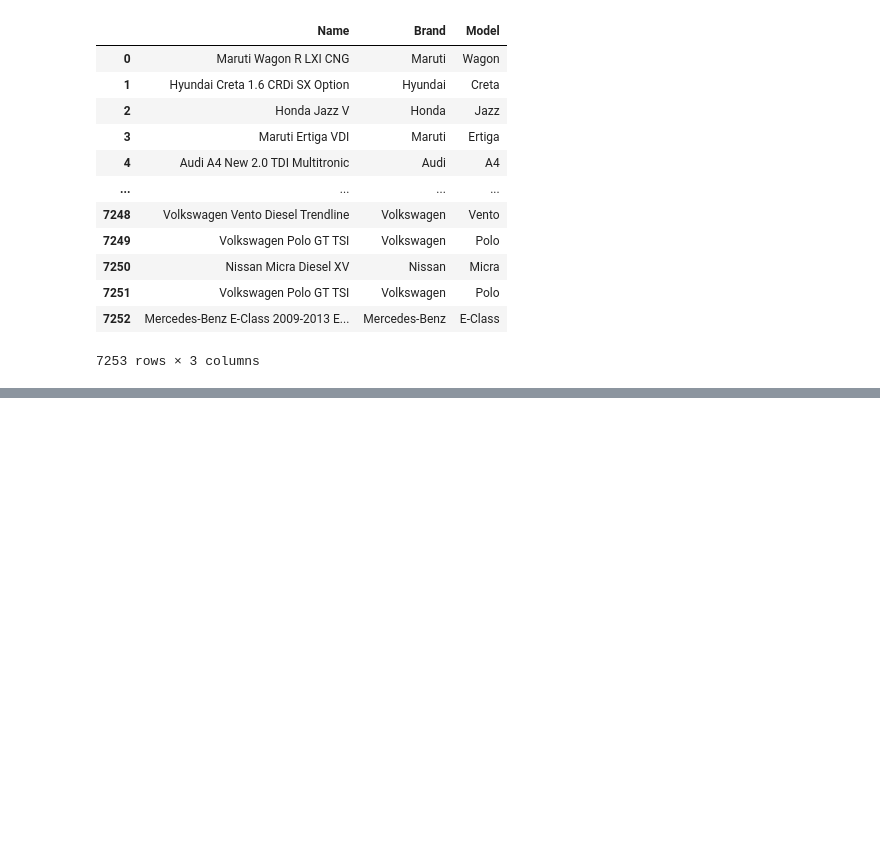
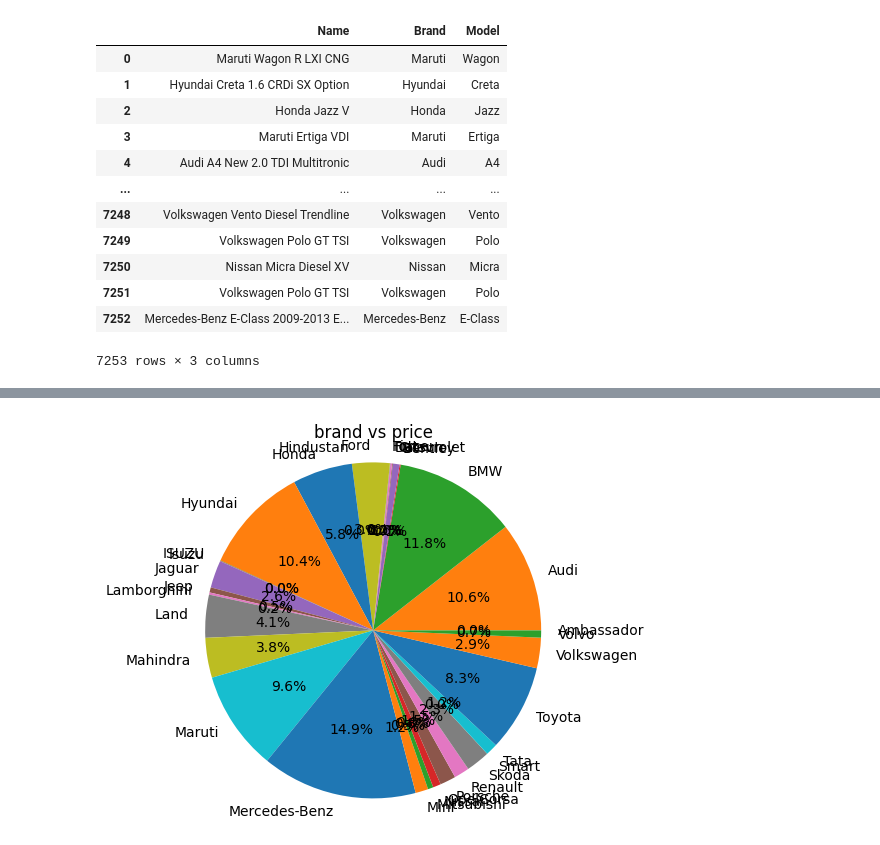
Before and after one commit to runeking2006/vac_1, a Jupyter notebook: used_cars.ipynb, the cells around one changed output, grey strips where cells are left out. Saved outputs shown, nothing was run; the diff lists cells and outputs as text; code cells hidden in the pictures; blank space fills up the shorter version.

```diff
--- a/used_cars.ipynb
+++ b/used_cars.ipynb
@@ -160,0 +171,3 @@ data[['Name','Brand','Model']]
+# %%
+data['Brand']=data.Name.str.split().str.get(0)
+data['Brand']
@@ -160,0 +209,10 @@ data[['Name','Brand','Model']]
+# %%
+import matplotlib.pyplot as plt
+
+pie_value = data.groupby(data['Brand'])['Price'].sum()
+plt.pie(pie_value, labels=pie_value.index, autopct='%1.1f%%')
+plt.title('brand vs price')
+plt.axis('equal')
+plt.show()
+# %% [output]
+[figure, added]
```
Also changed, not shown: parts of 6 cells of this notebook.
